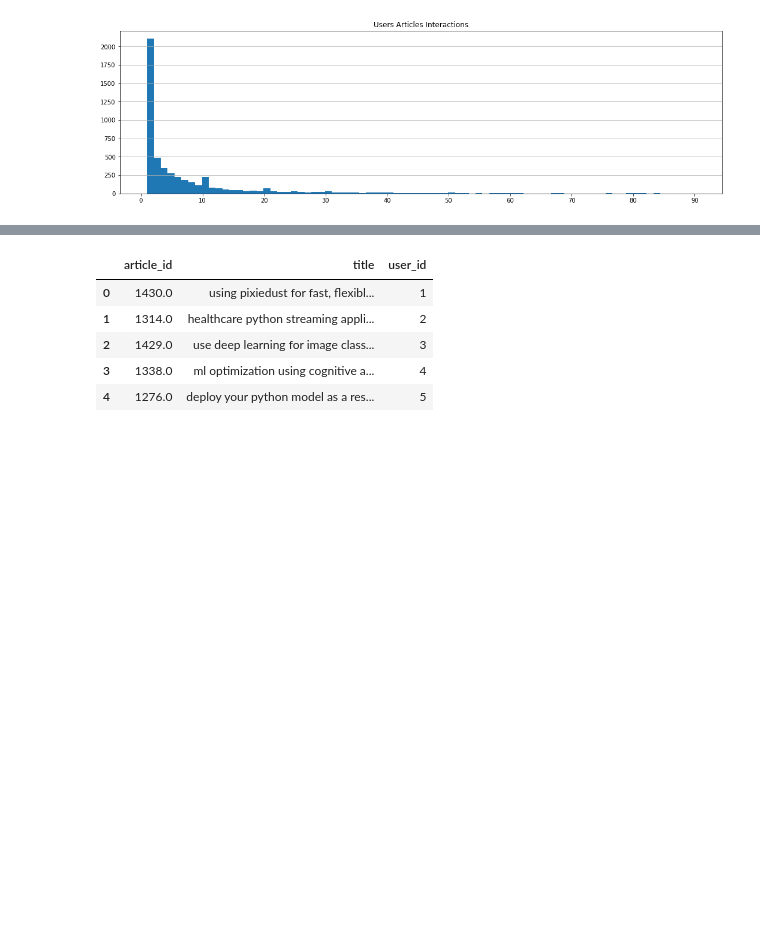
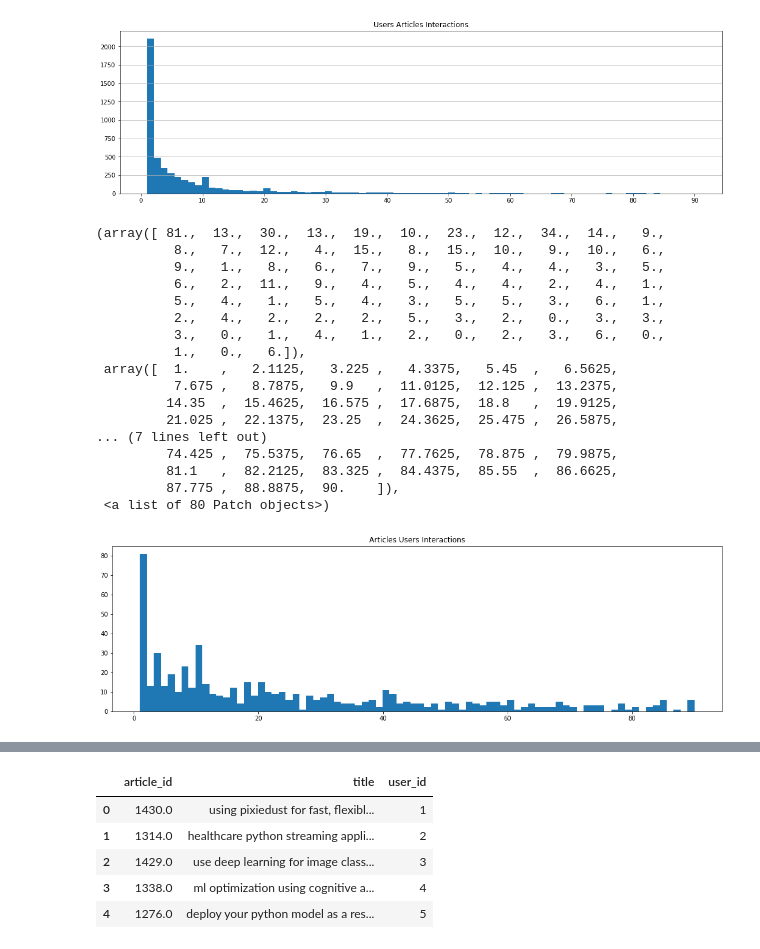
Before and after one commit to zhaoluyuanxi/DataScientistRecommendation, a Jupyter notebook: Recommendations_with_IBM-zh.ipynb, the cells around one changed output, grey strips where cells are left out. Saved outputs shown, nothing was run; the diff lists cells and outputs as text; code cells hidden in the pictures; blank space fills up the shorter version.

```diff
--- a/Recommendations_with_IBM-zh.ipynb
+++ b/Recommendations_with_IBM-zh.ipynb
@@ -138,3 +138,31 @@ ax.hist(usr_article_interactions, bins=80, range=(1,90))
          87.775 ,  88.8875,  90.    ]),
  <a list of 80 Patch objects>)
 [figure]
+# %%
+article_user_interactions = df.article_id.value_counts()
+fig,ax=plt.subplots(figsize=(18,5))
+#ax.set_xticks(np.arange(0,100,10))
+#ax.grid(which='major',axis='y')
+ax.set_title('Articles Users Interactions')
+#plt.xlable('Num of users', fontsize=12)
+#plt.ylable('Num of interactions', fontsize=12)
+ax.hist(article_user_interactions, bins=80, range=(1,90))
+# %% [output]
+(array([ 81.,  13.,  30.,  13.,  19.,  10.,  23.,  12.,  34.,  14.,   9.,
+          8.,   7.,  12.,   4.,  15.,   8.,  15.,  10.,   9.,  10.,   6.,
+          9.,   1.,   8.,   6.,   7.,   9.,   5.,   4.,   4.,   3.,   5.,
+          6.,   2.,  11.,   9.,   4.,   5.,   4.,   4.,   2.,   4.,   1.,
+          5.,   4.,   1.,   5.,   4.,   3.,   5.,   5.,   3.,   6.,   1.,
+          2.,   4.,   2.,   2.,   2.,   5.,   3.,   2.,   0.,   3.,   3.,
+          3.,   0.,   1.,   4.,   1.,   2.,   0.,   2.,   3.,   6.,   0.,
+          1.,   0.,   6.]),
+ array([  1.    ,   2.1125,   3.225 ,   4.3375,   5.45  ,   6.5625,
+          7.675 ,   8.7875,   9.9   ,  11.0125,  12.125 ,  13.2375,
+         14.35  ,  15.4625,  16.575 ,  17.6875,  18.8   ,  19.9125,
+         21.025 ,  22.1375,  23.25  ,  24.3625,  25.475 ,  26.5875,
+... (7 lines left out)
+         74.425 ,  75.5375,  76.65  ,  77.7625,  78.875 ,  79.9875,
+         81.1   ,  82.2125,  83.325 ,  84.4375,  85.55  ,  86.6625,
+         87.775 ,  88.8875,  90.    ]),
+ <a list of 80 Patch objects>)
+[figure, added]
```
Also changed, not shown: parts of 10 cells of this notebook, 1 other file.
